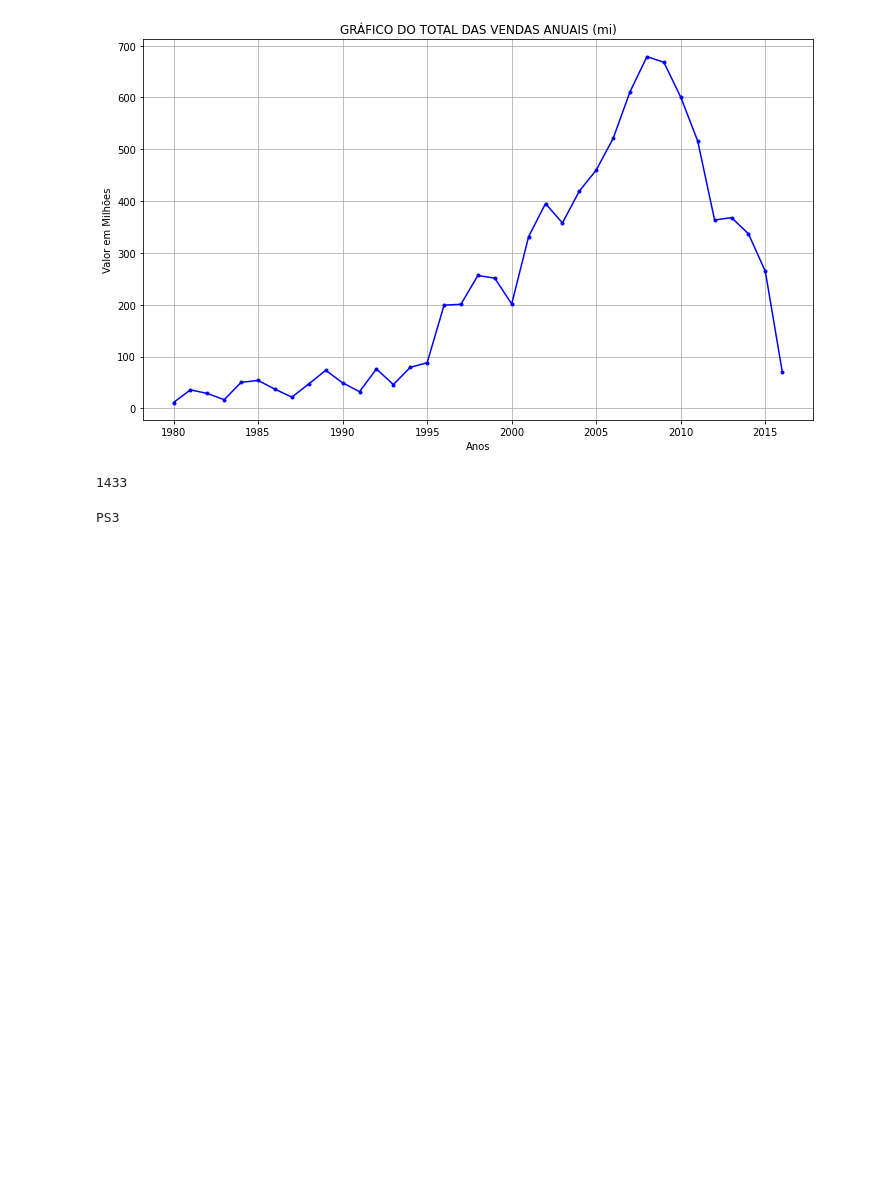
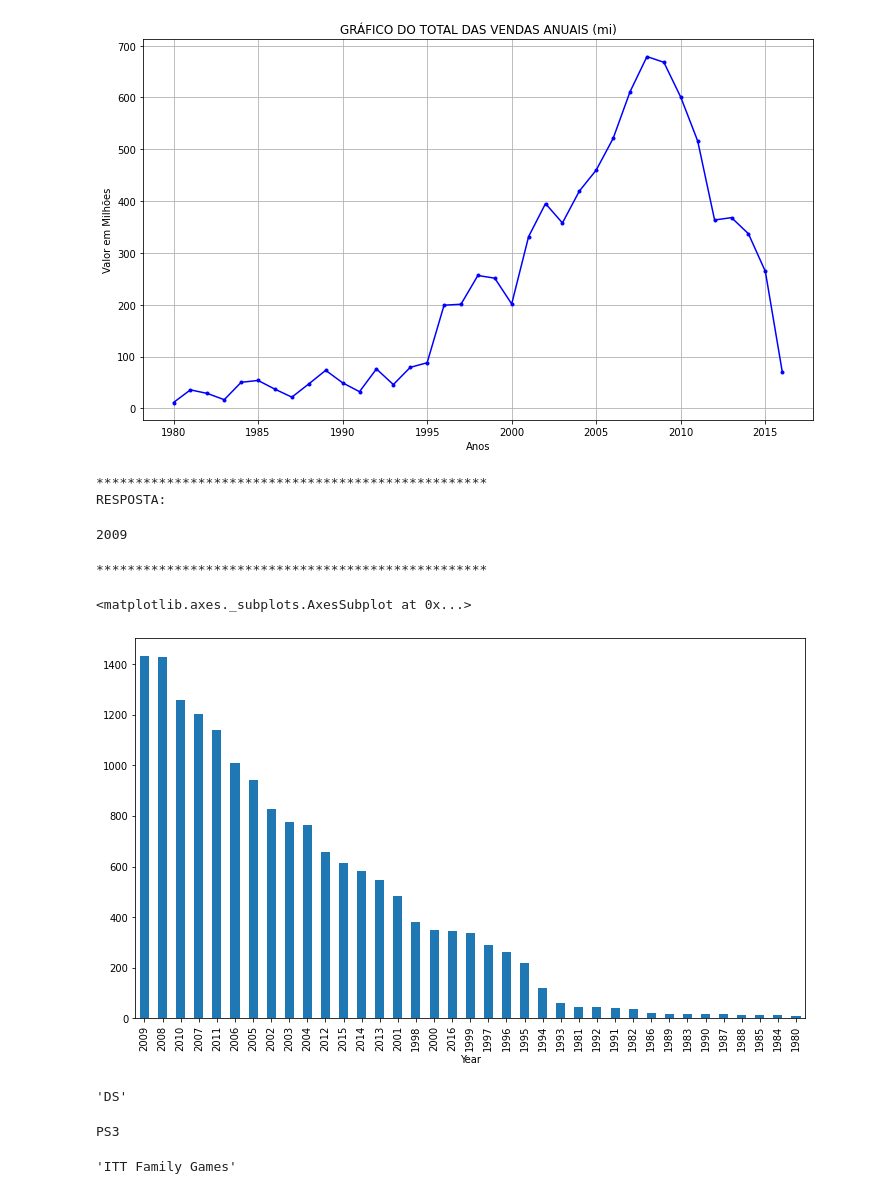
Before and after one commit to AlexsonT/Growdev, a Jupyter notebook: Ex_03.ipynb, the cells around one changed output. Saved outputs shown, nothing was run; the diff lists cells and outputs as text; code cells hidden in the pictures; blank space fills up the shorter version.

```diff
--- a/Ex_03.ipynb
+++ b/Ex_03.ipynb
@@ -103,20 +103,29 @@ group_year['Global_Sales'].plot(figsize=(12,7), marker='.', grid=True, linestyle
 # %%
 # 6) Qual foi o ano com mais lançamentos de jogos?
 
-# wich_releases = data.groupby('Year').size().reset_index()
+wich_releases = data.groupby('Year').count().sort_values('Rank', ascending=False)
+wich_releases = wich_releases.filter(['Year', "Name"])
 
-wich_releases = data.groupby('Year')['Year'].count().sort_values(ascending=False)
-
-# query('Year').value_counts()
-# line = data.query(f'data == {wich_releases}')
-# total = wich_releases.max()
-# display(wich_releases).max()
-
-wich_releases.iat[0]
+print('*'*50)
+print('RESPOSTA:')
+display(wich_releases.iloc[0].name)
+print('*'*50)
+wich_releases['Name'].plot.bar(figsize=(12,7))
 # %% [output]
-1433
+**************************************************
+RESPOSTA:
+2009
+**************************************************
+<matplotlib.axes._subplots.AxesSubplot at 0x...>
+[figure, added]
 # %%
 # 7) Qual a plataforma que menos lançou jogos?
+
+less = data.groupby('Platform').count().sort_values('Rank', ascending=False)
+
+display(less.iloc[0].name)
+# %% [output]
+'DS'
 # %%
 # 8) Qual plataforma que mais gerou lucros com jogos do gênero Action desde 2009?
 
@@ -130,6 +139,15 @@ print(max_profit.iloc[0].name)
 PS3
 # %%
 # 9) Qual empresa teve o maior lucro (sob o teto de 0.35 milhões) de 1980 até 1995, excluindo-se a plataforma SNES.
+
+higher_profit = data.query('Platform != "SNES" & Year <= 1995')
+higher_profit_sum = higher_profit.groupby('Publisher').sum()
+higher_profit_035 = higher_profit_sum.query('Global_Sales <= 0.35')
+higher_profit_sort = higher_profit_035.sort_values('Global_Sales', ascending=False)
+
+display(higher_profit_sort.iloc[0].name)
+# %% [output]
+'ITT Family Games'
 # %%
 # 10)A empresa que mais lucrou no Japão em 2003 é a mesma que mais lucrou na europa nesse mesmo ano?
 # %%
```
